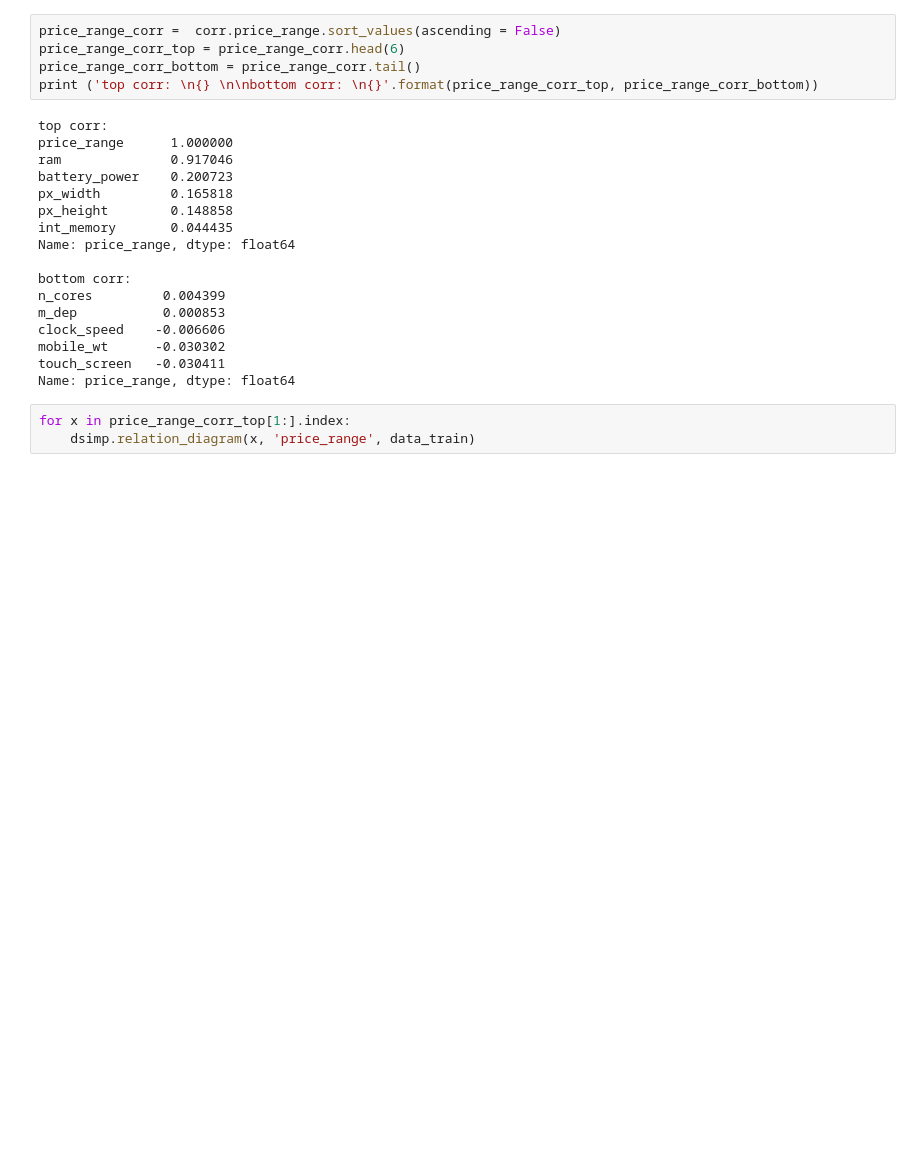
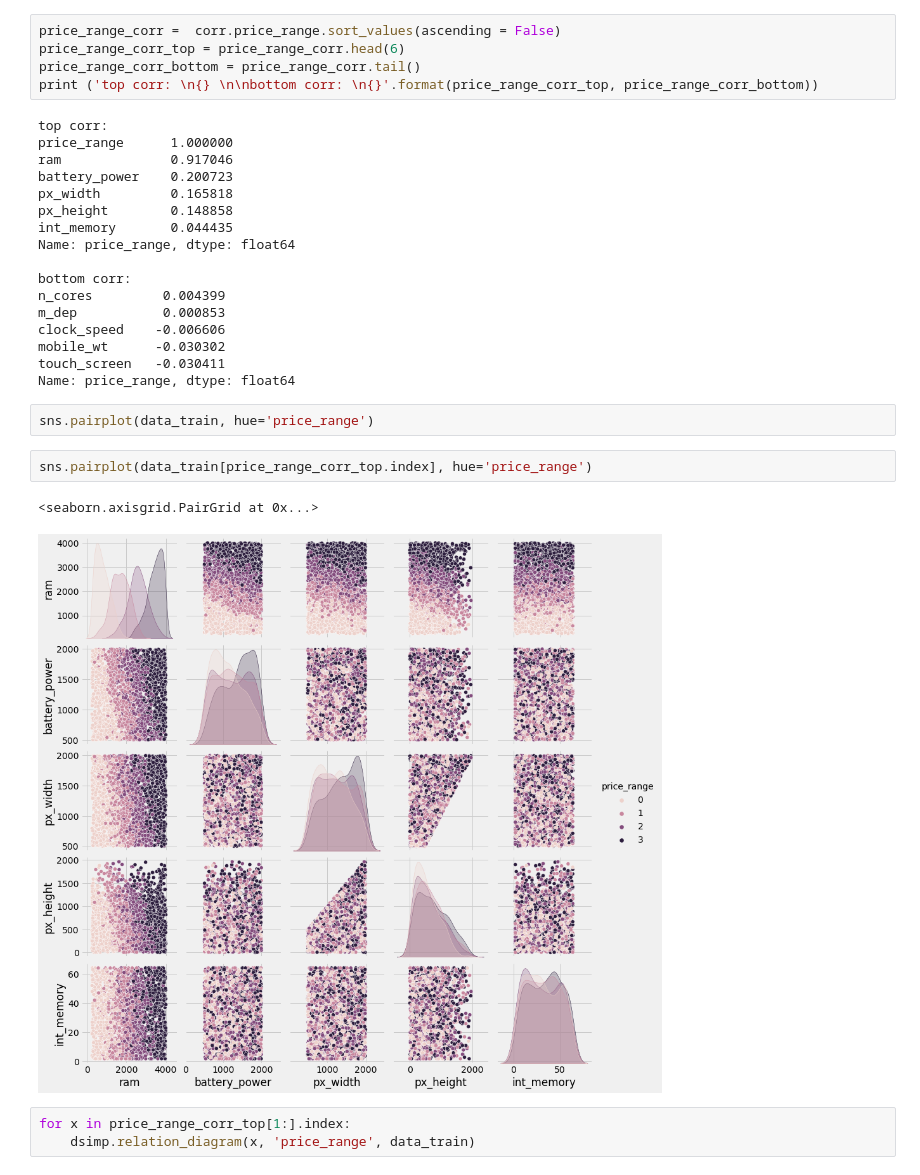
Before and after one commit to FrancisLuna/data-science-TP3, a Jupyter notebook: Simple.ipynb, the cells around one changed output. Cells and saved outputs as stored; diff of their text form; blank space fills up the shorter version.

```diff
--- a/Simple.ipynb
+++ b/Simple.ipynb
@@ -201,6 +195,13 @@ clock_speed    -0.006606
 mobile_wt      -0.030302
 touch_screen   -0.030411
 Name: price_range, dtype: float64
+# %%
+sns.pairplot(data_train, hue='price_range')
+# %%
+sns.pairplot(data_train[price_range_corr_top.index], hue='price_range')
+# %% [output]
+<seaborn.axisgrid.PairGrid at 0x...>
+[figure, added]
 # %%
 for x in price_range_corr_top[1:].index:
     dsimp.relation_diagram(x, 'price_range', data_train)
```
Also changed, not shown: parts of 28 cells of this notebook.
